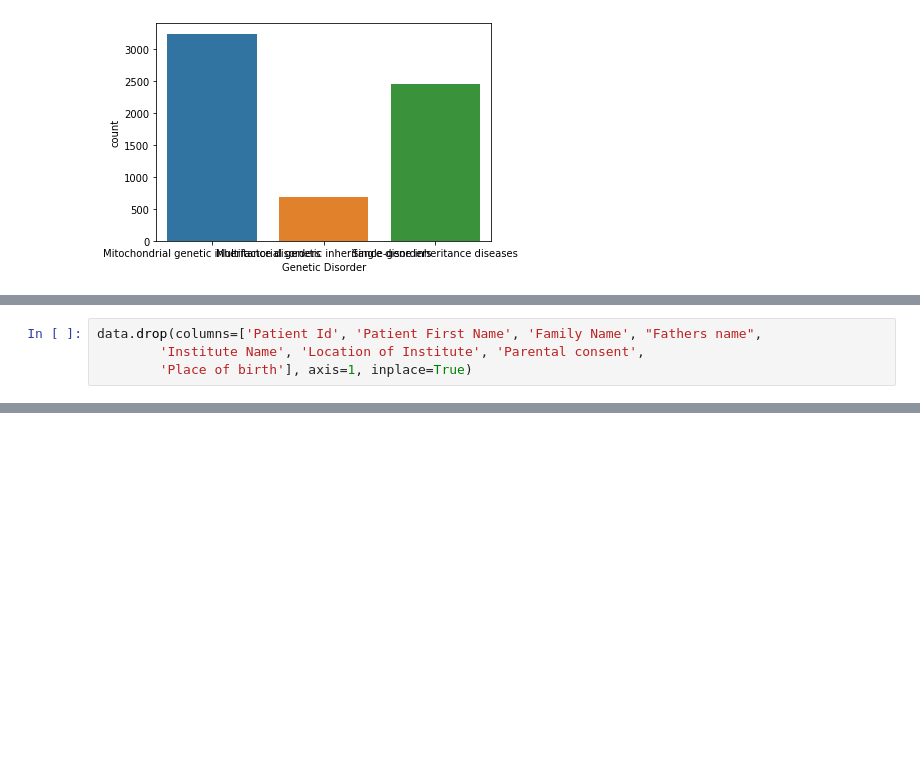
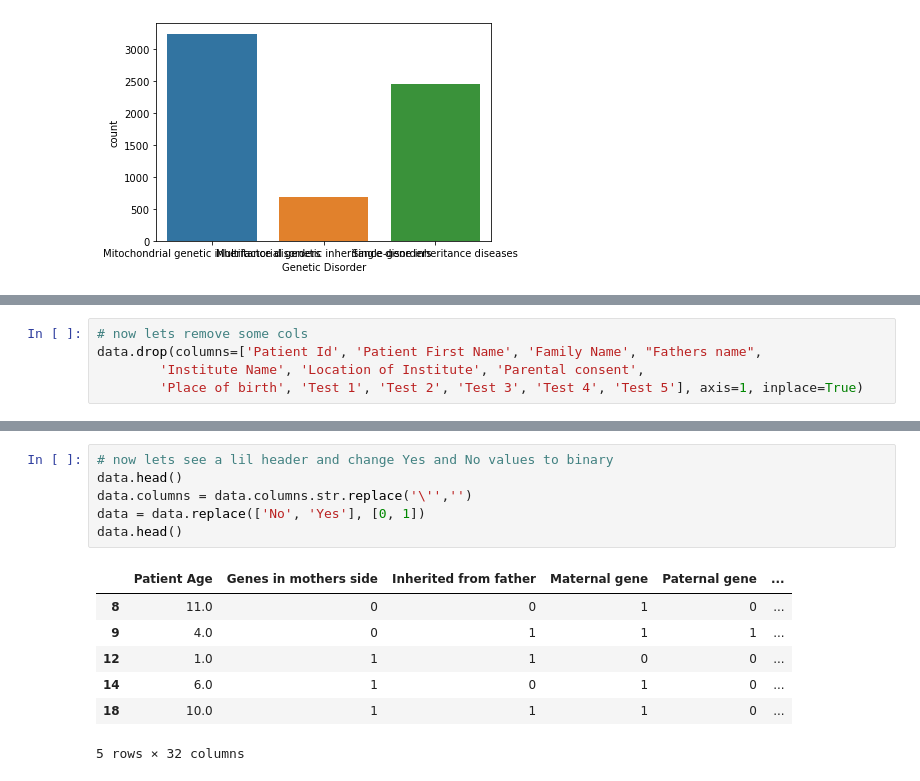
Before and after one commit to nozerorma/ML-IA---Final-Module-Project-G5, a Jupyter notebook: Notebook _G5_Project.ipynb, the cells around one changed output, grey strips where cells are left out. Cells and saved outputs as stored; diff of their text form; blank space fills up the shorter version.

Commit message:
data curated

```diff
--- a/Notebook _G5_Project.ipynb
+++ b/Notebook _G5_Project.ipynb
@@ -155,4 +147,5 @@ Index(['Patient Id', 'Patient Age', 'Genes in mothers side',
 # %%
+# now lets remove some cols
 data.drop(columns=['Patient Id', 'Patient First Name', 'Family Name', "Fathers name",
         'Institute Name', 'Location of Institute', 'Parental consent',
-        'Place of birth'], axis=1, inplace=True)
+        'Place of birth', 'Test 1', 'Test 2', 'Test 3', 'Test 4', 'Test 5'], axis=1, inplace=True)
@@ -197,0 +209,14 @@ memory usage: 2.1+ MB
+# %%
+# now lets see a lil header and change Yes and No values to binary
+data.head()
+data.columns = data.columns.str.replace('\'','')
+data = data.replace(['No', 'Yes'], [0, 1])
+data.head()
+# %% [output]
+|  | Patient Age | Genes in mothers side | Inherited from father | Maternal gene | Paternal gene | ... |
+| 8 | 11.0 | 0 | 0 | 1 | 0 | ... |
+| 9 | 4.0 | 0 | 1 | 1 | 1 | ... |
+| 12 | 1.0 | 1 | 1 | 0 | 0 | ... |
+| 14 | 6.0 | 1 | 0 | 1 | 0 | ... |
+| 18 | 10.0 | 1 | 1 | 1 | 0 | ... |
+5 rows × 32 columns
```
Also changed, not shown: parts of 14 cells of this notebook.
